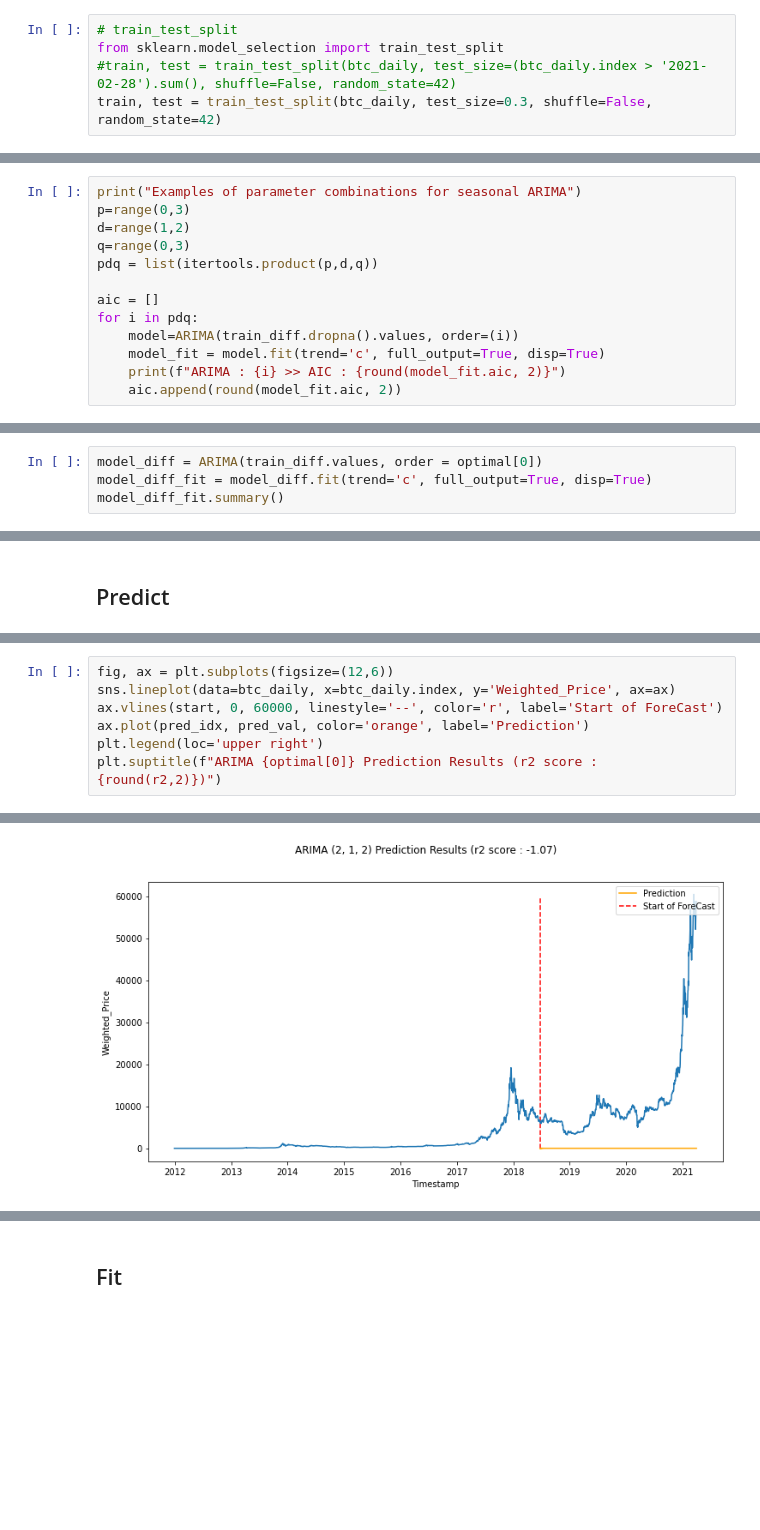
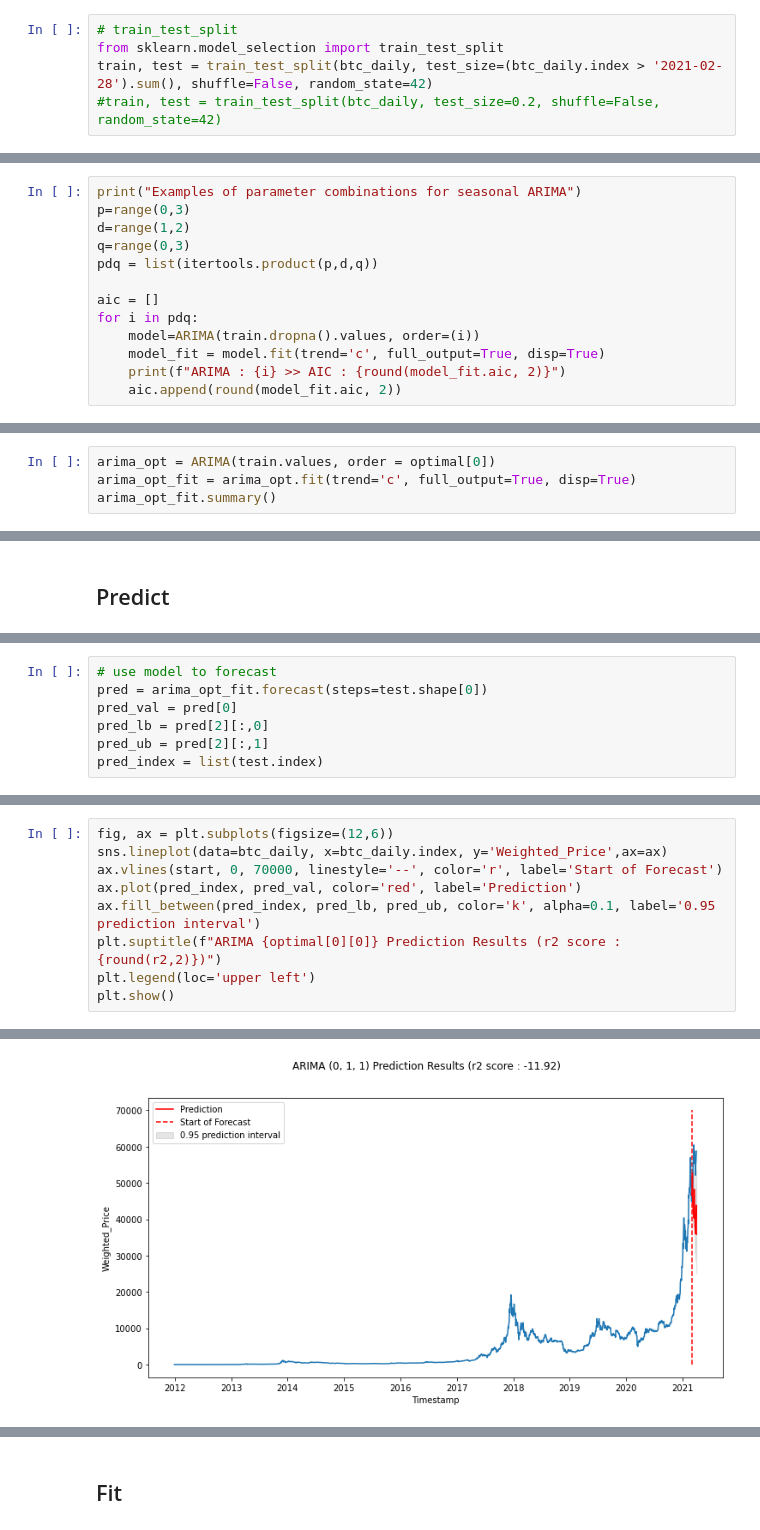
Before and after one commit to aquarius101204/DataScienceCapstoneProjects, a Jupyter notebook: 3rdCapstoneProject_Final/Unit27.1.1_Pre-processing_Work_and_Model_Final.ipynb, the cells around one changed output, grey strips where cells are left out. Drawn from its saved outputs; the diff is of its cells as text; blank space fills up the shorter version.

```diff
--- a/3rdCapstoneProject_Final/Unit27.1.1_Pre-processing_Work_and_Model_Final.ipynb
+++ b/3rdCapstoneProject_Final/Unit27.1.1_Pre-processing_Work_and_Model_Final.ipynb
@@ -230,8 +230,8 @@ Make the test data with the last one month data
 # %%
 # train_test_split
 from sklearn.model_selection import train_test_split
-#train, test = train_test_split(btc_daily, test_size=(btc_daily.index > '2021-02-28').sum(), shuffle=False, random_state=42)
-train, test = train_test_split(btc_daily, test_size=0.3, shuffle=False, random_state=42)
+train, test = train_test_split(btc_daily, test_size=(btc_daily.index > '2021-02-28').sum(), shuffle=False, random_state=42)
+#train, test = train_test_split(btc_daily, test_size=0.2, shuffle=False, random_state=42)
 # %% [markdown]
 # Modeling - ARIMA
 # %% [markdown]
@@ -280,7 +280,7 @@ pdq = list(itertools.product(p,d,q))
 
 aic = []
 for i in pdq:
-    model=ARIMA(train_diff.dropna().values, order=(i))
+    model=ARIMA(train.dropna().values, order=(i))
     model_fit = model.fit(trend='c', full_output=True, disp=True)
     print(f"ARIMA : {i} >> AIC : {round(model_fit.aic, 2)}")
     aic.append(round(model_fit.aic, 2))
@@ -303,6 +303,6 @@ optimal
 # %%
-model_diff = ARIMA(train_diff.values, order = optimal[0])
-model_diff_fit = model_diff.fit(trend='c', full_output=True, disp=True)
-model_diff_fit.summary()
+arima_opt = ARIMA(train.values, order = optimal[0])
+arima_opt_fit = arima_opt.fit(trend='c', full_output=True, disp=True)
+arima_opt_fit.summary()
 # %% [output]
 ARIMA Model Results
@@ -334,0 +324,7 @@ print(fc)
+# %%
+# use model to forecast
+pred = arima_opt_fit.forecast(steps=test.shape[0])
+pred_val = pred[0]
+pred_lb = pred[2][:,0]
+pred_ub = pred[2][:,1]
+pred_index = list(test.index)
@@ -363,8 +341,10 @@ r2
 # %%
 fig, ax = plt.subplots(figsize=(12,6))
-sns.lineplot(data=btc_daily, x=btc_daily.index, y='Weighted_Price', ax=ax)
-ax.vlines(start, 0, 60000, linestyle='--', color='r', label='Start of ForeCast')
-ax.plot(pred_idx, pred_val, color='orange', label='Prediction')
-plt.legend(loc='upper right')
-plt.suptitle(f"ARIMA {optimal[0]} Prediction Results (r2 score : {round(r2,2)})")
+sns.lineplot(data=btc_daily, x=btc_daily.index, y='Weighted_Price',ax=ax)
+ax.vlines(start, 0, 70000, linestyle='--', color='r', label='Start of Forecast')
+ax.plot(pred_index, pred_val, color='red', label='Prediction')
+ax.fill_between(pred_index, pred_lb, pred_ub, color='k', alpha=0.1, label='0.95 prediction interval')
+plt.suptitle(f"ARIMA {optimal[0][0]} Prediction Results (r2 score : {round(r2,2)})")
+plt.legend(loc='upper left')
+plt.show()
 # %% [output]
@@ -372,2 +351,2 @@ Text(0.5, 0.98, 'ARIMA (2, 1, 2) Prediction Results (r2 score : -1.07)')
-[figure, old version]
+[figure, new version]
 # %% [markdown]
```
Also changed, not shown: parts of 28 cells of this notebook.
